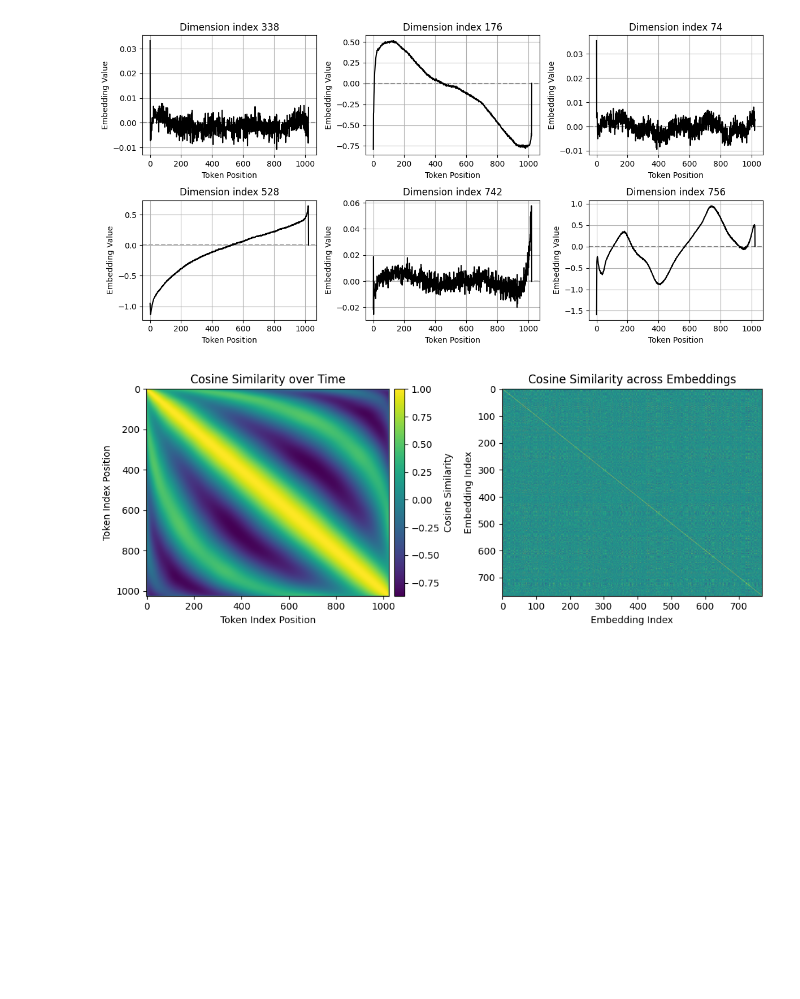
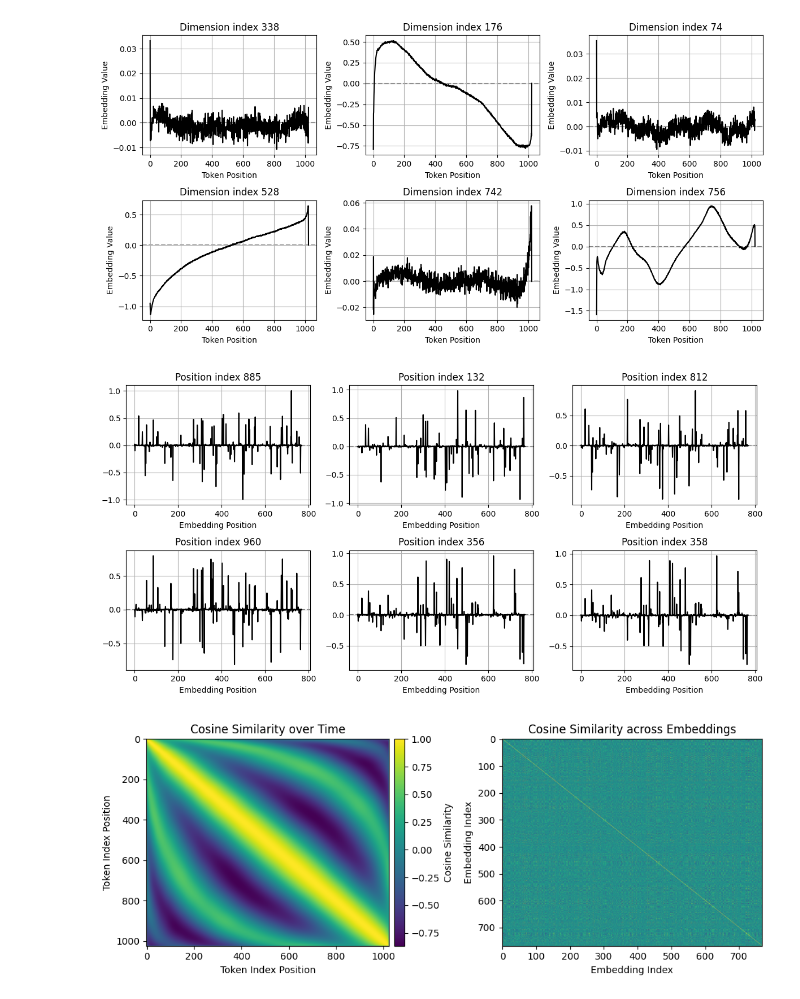
Before and after one commit to pablogasco1/deep-learning, a Jupyter notebook: notebooks_llms/02-embeddings_spaces_7.ipynb, the cells around one changed output. Saved outputs shown, nothing was run; the diff lists cells and outputs as text; code cells hidden in the pictures; blank space fills up the shorter version.

```diff
--- a/notebooks_llms/02-embeddings_spaces_7.ipynb
+++ b/notebooks_llms/02-embeddings_spaces_7.ipynb
@@ -66,6 +66,24 @@ plt.show()
 # have very different values. But they're terrible at global structure — position 51 and position 800 might happen to have similar values too.
 # %% [output]
 [figure]
+# %%
+fig, axes = plt.subplots(2, 3, figsize=(12, 6))
+np.random.seed(22)  # for reproducibility
+
+for ax in axes.flatten():
+    dimension_idx = np.random.randint(0, position_embeddings.shape[0]) # random position index
+    ax.plot(position_embeddings[dimension_idx, :], "k")
+    ax.axhline(0, color='gray', linestyle='--', zorder=-3)
+    ax.set_title(f'Position index {dimension_idx}')
+    ax.set_xlabel('Embedding Position')
+    ax.grid()
+plt.tight_layout()
+plt.show()
+
+# this is the position, the combination of all the embeddings, therefore, the model will know that he is at position 132 when the embeddings values
+# are similar to what we see at the picture.
+# %% [output]
+[figure, added]
 # %%
 # normalize the position embeddings for "time series" (token position)
 norm_position_time = position_embeddings / np.linalg.norm(position_embeddings, axis=1, keepdims=True)
```
Also changed, not shown: parts of 1 cell of this notebook, 6 other files.
